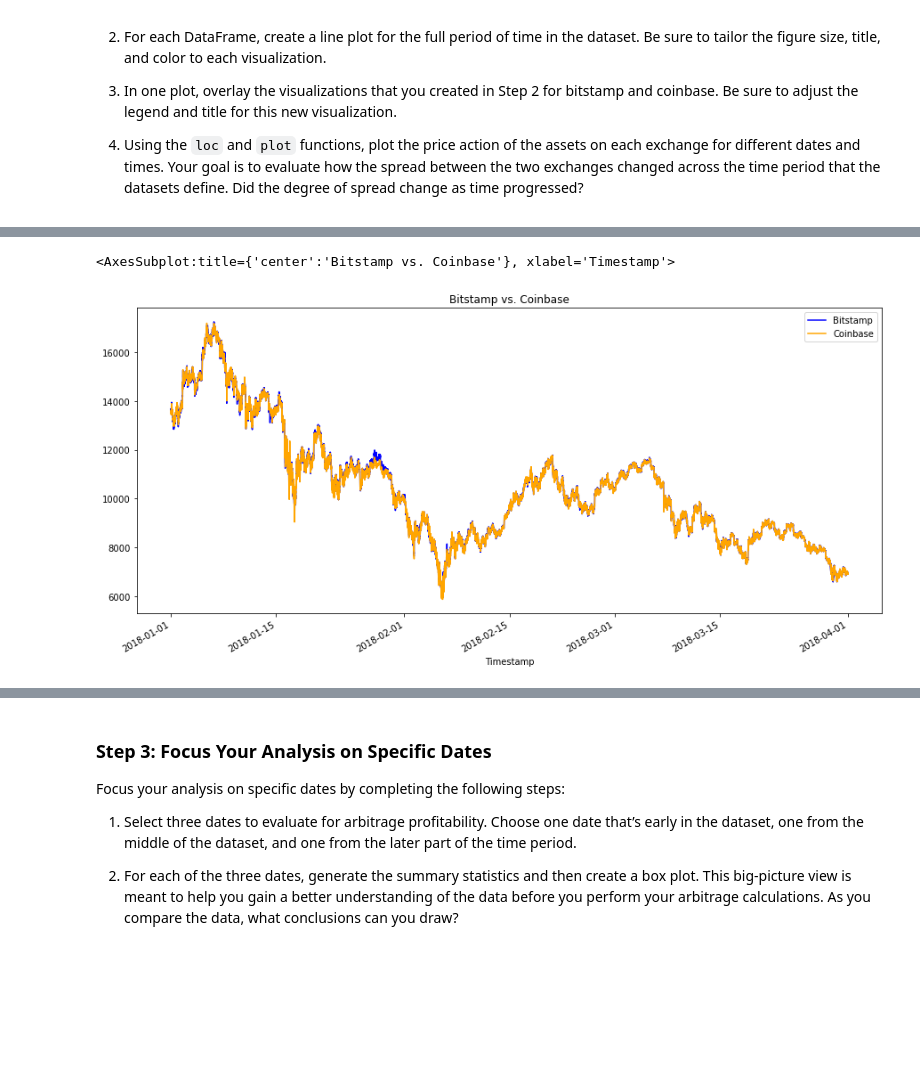
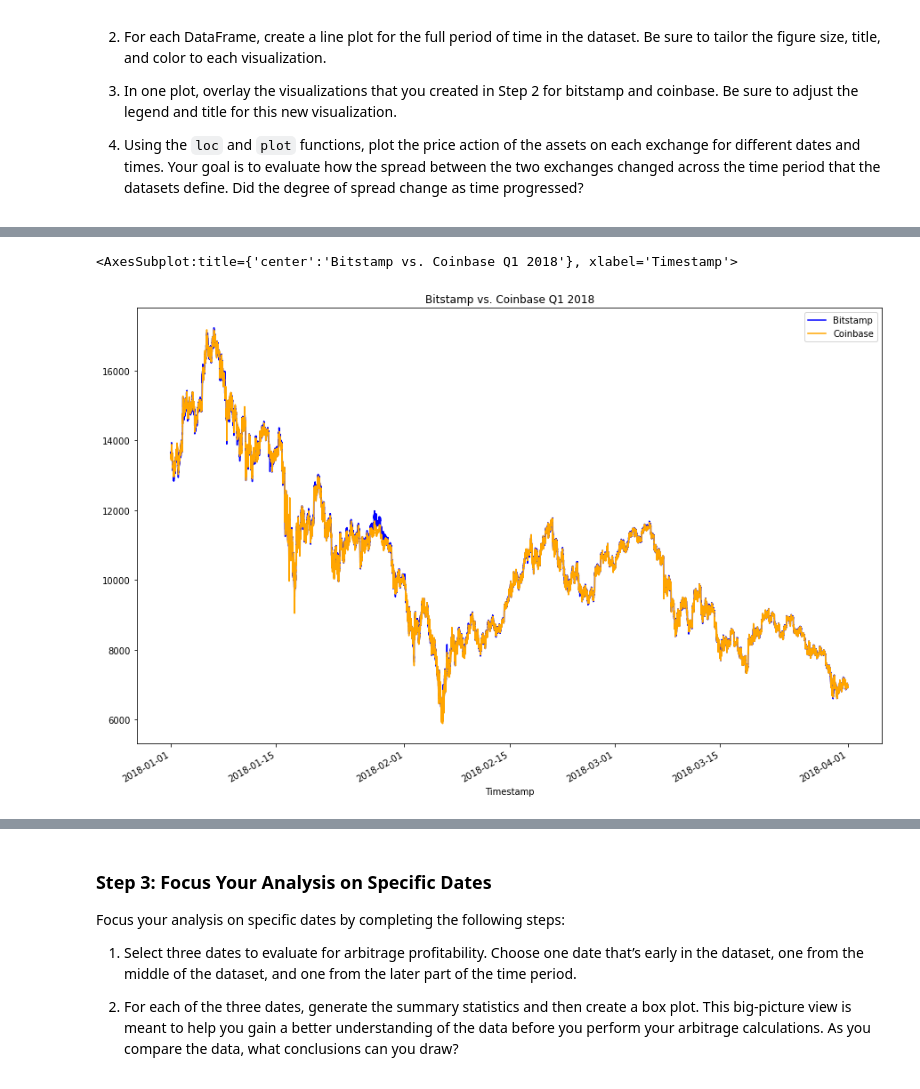
Before and after one commit to toniahurst/FinTech_Module_3_Challenge, a Jupyter notebook: crypto_arbitrage.ipynb, the cells around one changed output, grey strips where cells are left out. Drawn from its saved outputs; the diff is of its cells as text; code cells hidden in the pictures; blank space fills up the shorter version.

```diff
--- a/crypto_arbitrage.ipynb
+++ b/crypto_arbitrage.ipynb
@@ -246,7 +252,7 @@ Select the data you want to analyze. Use `loc` or `iloc` to select the following
 * Close
 # %%
 # Use loc or iloc to select `Timestamp (the index)` and `Close` from bitstamp DataFrame
-bitstamp_sliced = bitstamp_df.iloc[:, [0, 4]]
+bitstamp_sliced = bitstamp_df.iloc[:, [3]]
 
 # Review the first five rows of the DataFrame
 bitstamp_sliced.head()
@@ -261,6 +267,6 @@ bitstamp_sliced.head()
 # %%
 # Use loc or iloc to select `Timestamp (the index)` and `Close` from coinbase DataFrame
-coinbase_sliced = coinbase.iloc[:, [0, 4]]
+coinbase_sliced = coinbase.iloc[:, [3]]
 
 # Review the first five rows of the DataFrame
 coinbase_sliced.head()
@@ -327,9 +333,9 @@ coinbase.plot(figsize=(10, 5), title="Bitstamp", color="orange")
 # %%
 # Overlay the visualizations for the bitstamp and coinbase DataFrames in one plot
 # The plot should visualize the prices over the full lenth of the dataset
 # Be sure to include the parameters: legend, figure size, title, and color and label
-bitstamp_df["Close"].plot(legend=True, figsize=(15, 7), title="Bitstamp vs. Coinbase", color="blue", label="Bitstamp")
-coinbase["Close"].plot(legend=True, figsize=(15, 7), color="orange", label="Coinbase")
+bitstamp_sliced["Close"].plot(legend=True, figsize=(15, 10), title="Bitstamp vs. Coinbase Q1 2018", color="blue", label="Bitstamp")
+coinbase_sliced["Close"].plot(legend=True, figsize=(15, 10), color="orange", label="Coinbase")
 # %% [output]
-<AxesSubplot:title={'center':'Bitstamp vs. Coinbase'}, xlabel='Timestamp'>
+<AxesSubplot:title={'center':'Bitstamp vs. Coinbase Q1 2018'}, xlabel='Timestamp'>
-[figure, old version]
+[figure, new version]
```
Also changed, not shown: parts of 84 cells of this notebook.
